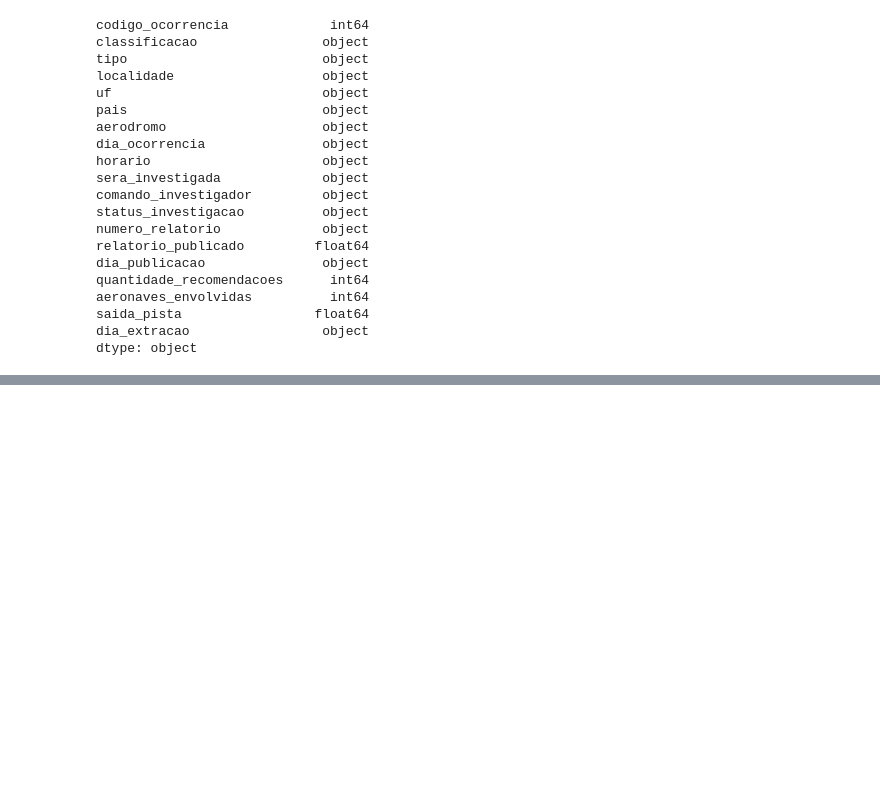
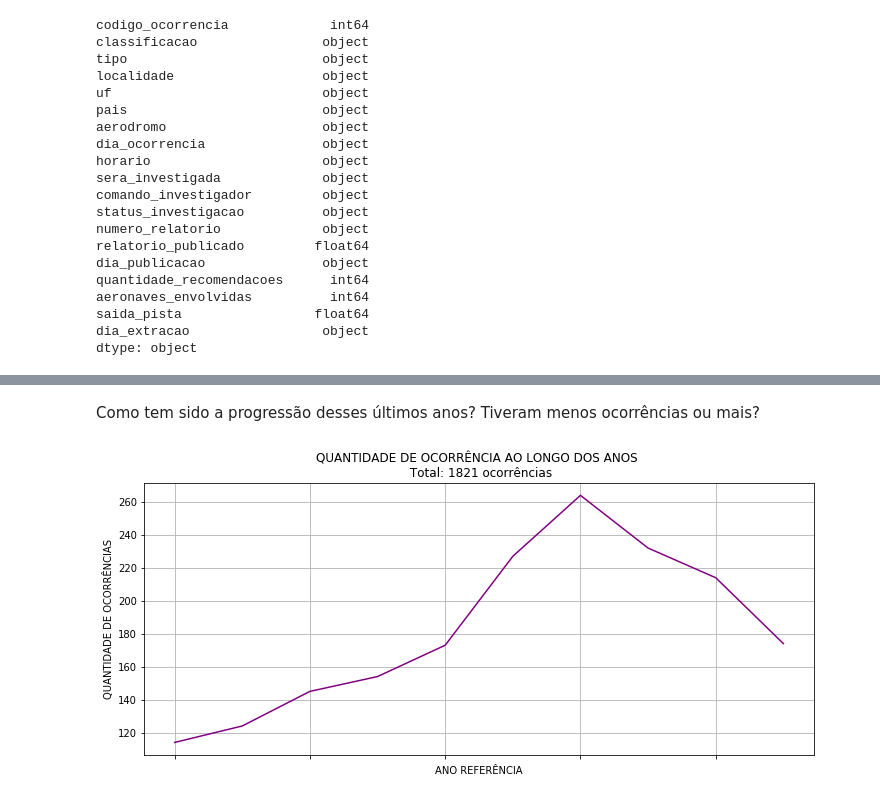
Before and after one commit to thiagosilva95/air-crashes, a Jupyter notebook: air-crashes.ipynb, the cells around one changed output, grey strips where cells are left out. Cells and saved outputs as stored; diff of their text form; code cells hidden in the pictures; blank space fills up the shorter version.

```diff
--- a/air-crashes.ipynb
+++ b/air-crashes.ipynb
@@ -70,0 +147,13 @@ dtype: object
+# %% [markdown]
+Como tem sido a progressão desses últimos anos? Tiveram menos ocorrências ou mais?
+# %%
+plotagem_dataplotagem_  = ocorrencia.copy()
+plotagem_data['DIA DA OCORRÊNCIA'] = plotagem_data['DIA DA OCORRÊNCIA'].apply(lambda x: x.replace(x,x[0:4]))
+plotagem_data.groupby('DIA DA OCORRÊNCIA')['CONTAGEM'].sum().plot(color='purple', figsize=(12,5), grid=True)
+
+plt.title('QUANTIDADE DE OCORRÊNCIA AO LONGO DOS ANOS \n Total: ' + str(ocorrencia['CONTAGEM'].sum()) + ' ocorrências')
+plt.xlabel('ANO REFERÊNCIA')
+plt.ylabel('QUANTIDADE DE OCORRÊNCIAS')
+plt.show()
+# %% [output]
+[figure, added]
```
Also changed, not shown: parts of 30 cells of this notebook.
